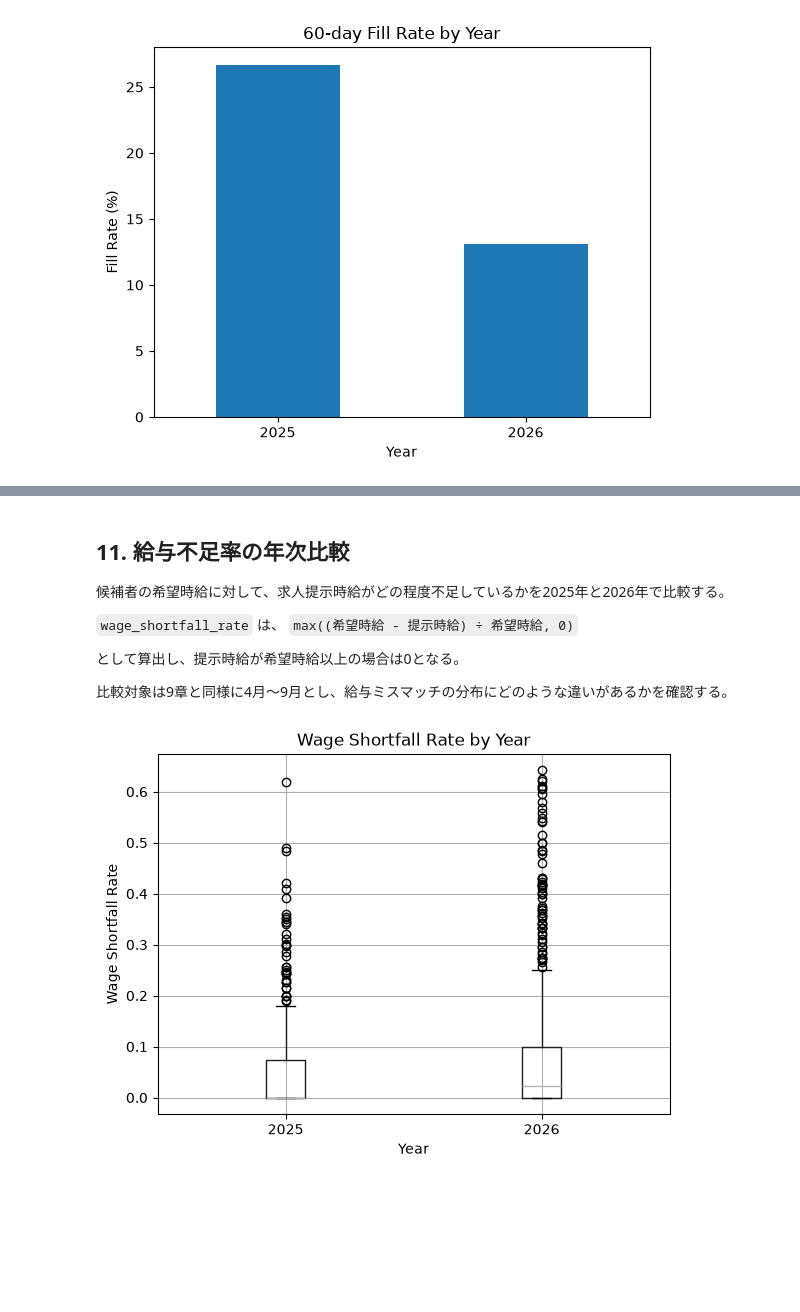
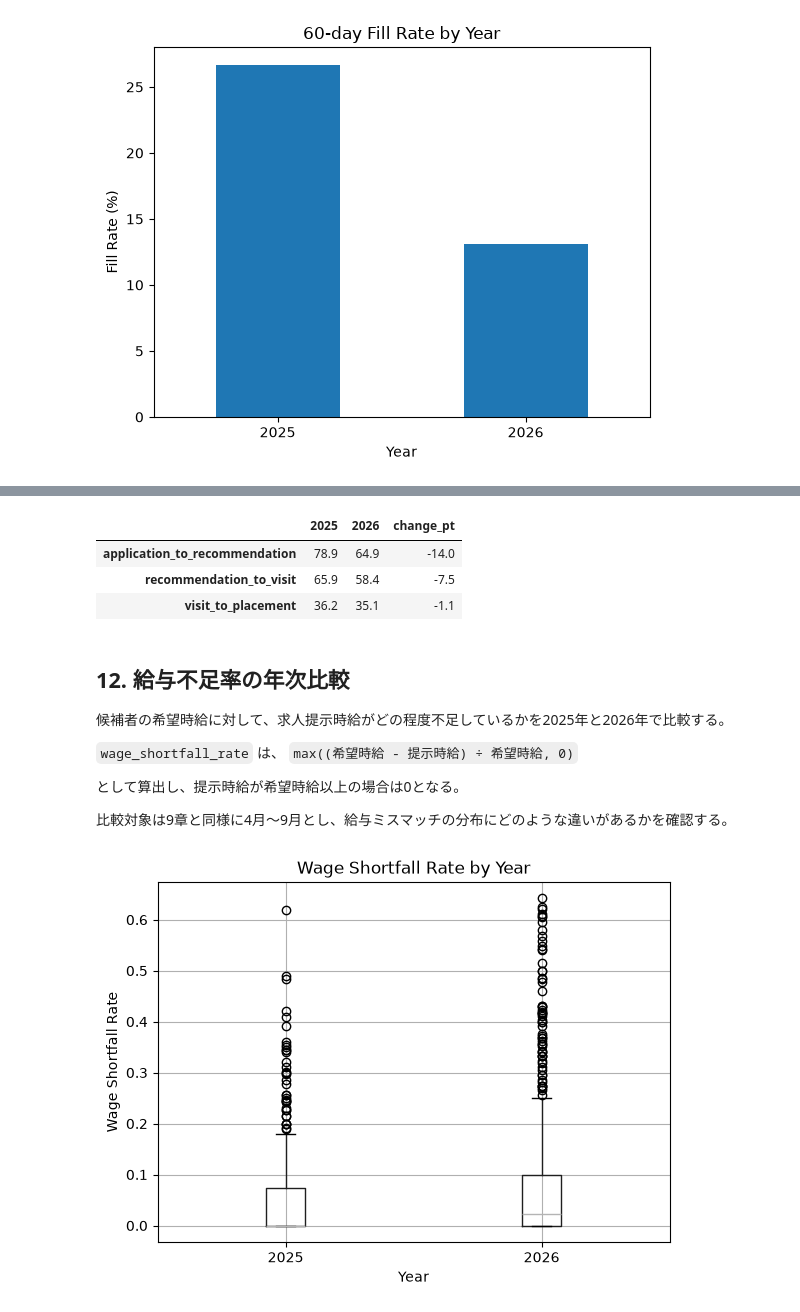
Before and after one commit to k-tomoe/recruitment-analytics-portfolio, a Jupyter notebook: notebooks/01_eda.ipynb, the cells around one changed output, grey strips where cells are left out. Drawn from its saved outputs; the diff is of its cells as text; code cells hidden in the pictures; blank space fills up the shorter version.

```diff
--- a/notebooks/01_eda.ipynb
+++ b/notebooks/01_eda.ipynb
@@ -662,5 +693,22 @@ plt.show()
+# %%
+stage_conversion_change = pd.DataFrame({
+    "2025": stage_conversion.loc["2025"],
+    "2026": stage_conversion.loc["2026"],
+})
+
+stage_conversion_change["change_pt"] = (
+    stage_conversion_change["2026"]
+    - stage_conversion_change["2025"]
+)
+
+stage_conversion_change.round(1)
+# %% [output]
+|  | 2025 | 2026 | change_pt |
+| application_to_recommendation | 78.9 | 64.9 | -14.0 |
+| recommendation_to_visit | 65.9 | 58.4 | -7.5 |
+| visit_to_placement | 36.2 | 35.1 | -1.1 |
 # %% [markdown]
-## 11. 給与不足率の年次比較
+## 12. 給与不足率の年次比較
 候補者の希望時給に対して、求人提示時給がどの程度不足しているかを2025年と2026年で比較する。
 
 `wage_shortfall_rate` は、
```
Also changed, not shown: parts of 9 cells of this notebook.
